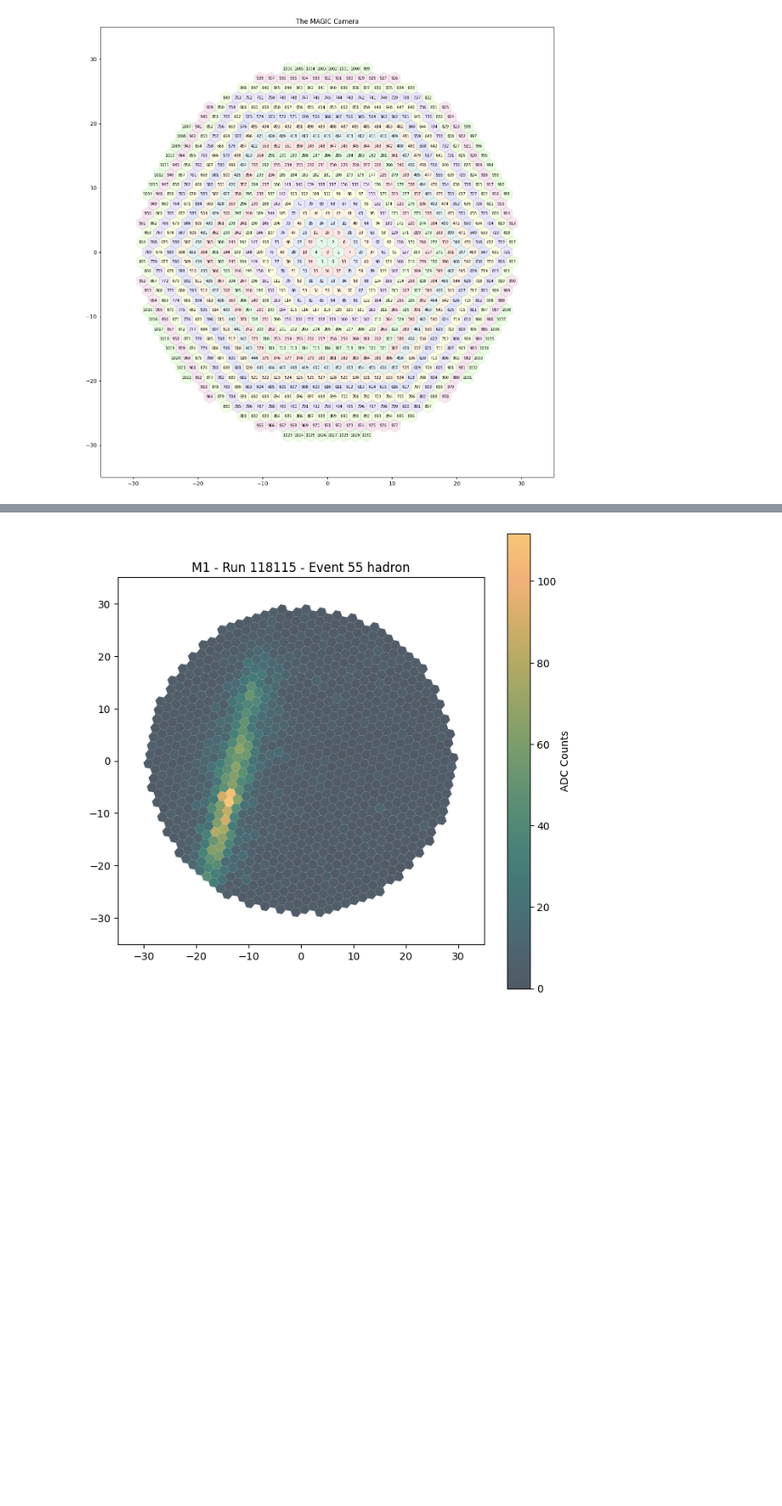
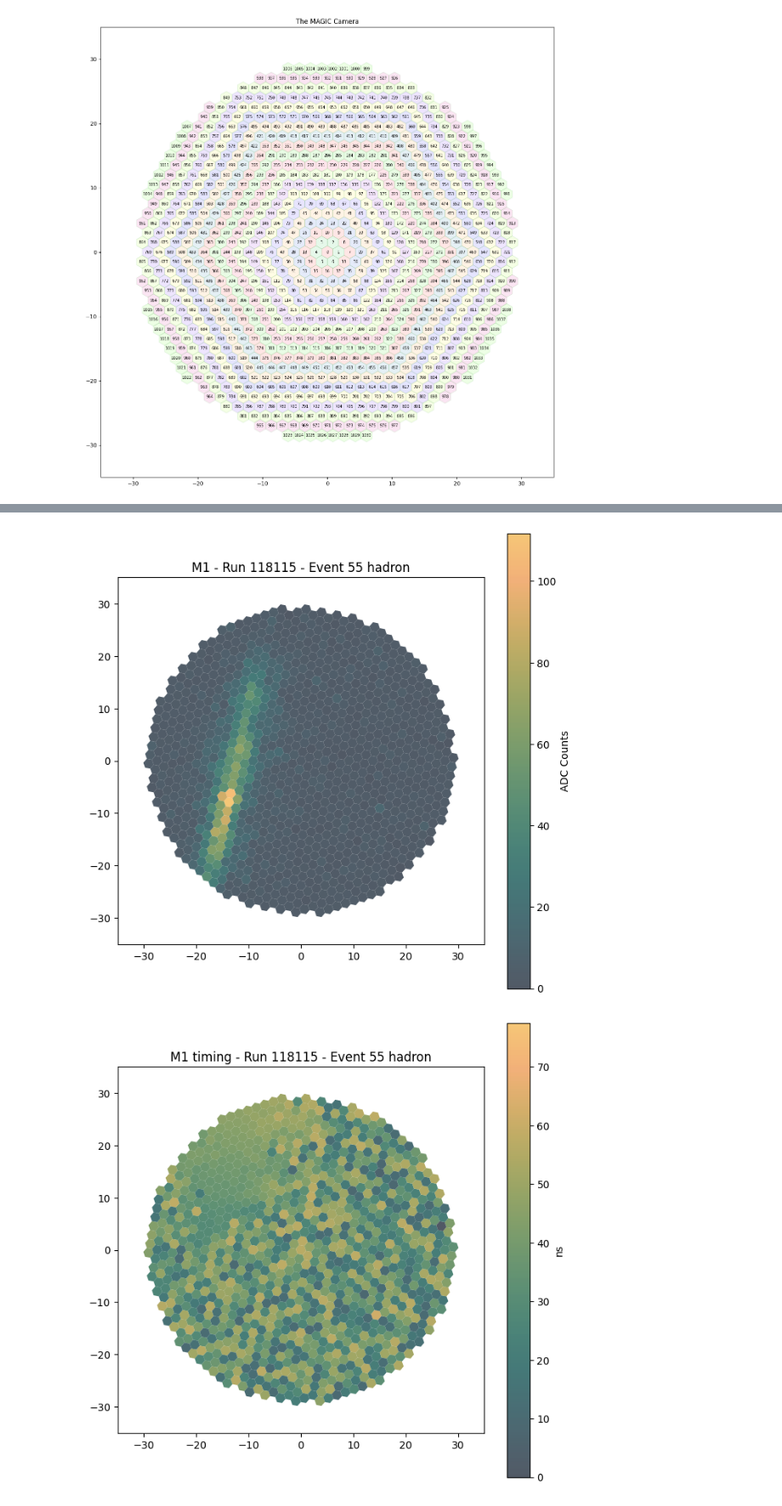
Before and after one commit to astrojarred/magic-ml-images, a Jupyter notebook: plot/plot-dev.ipynb, the cells around one changed output, grey strips where cells are left out. Shown at 85% size. Saved outputs shown, nothing was run; the diff lists cells and outputs as text; code cells hidden in the pictures; blank space fills up the shorter version.

```diff
--- a/plot/plot-dev.ipynb
+++ b/plot/plot-dev.ipynb
@@ -24,7 +33,12 @@ ex = p.sample().iloc[0]
 e = magic.Event(ex, "hadron")
 
 # good one: 118115.55
+# %%
+ex = p[(p.run_number == 118115) & (p.event_number == 55)].iloc[0]
+e = magic.Event(ex, "hadron")
 # %%
-e.plot(1, cleaned=False, title=True)
+e.plot(1, title=True)
+e.plot(1, timing=True, title=True)
 # %% [output]
 [figure]
+[figure, added]
```
Also changed, not shown: parts of 2 cells of this notebook, 2 other files.
